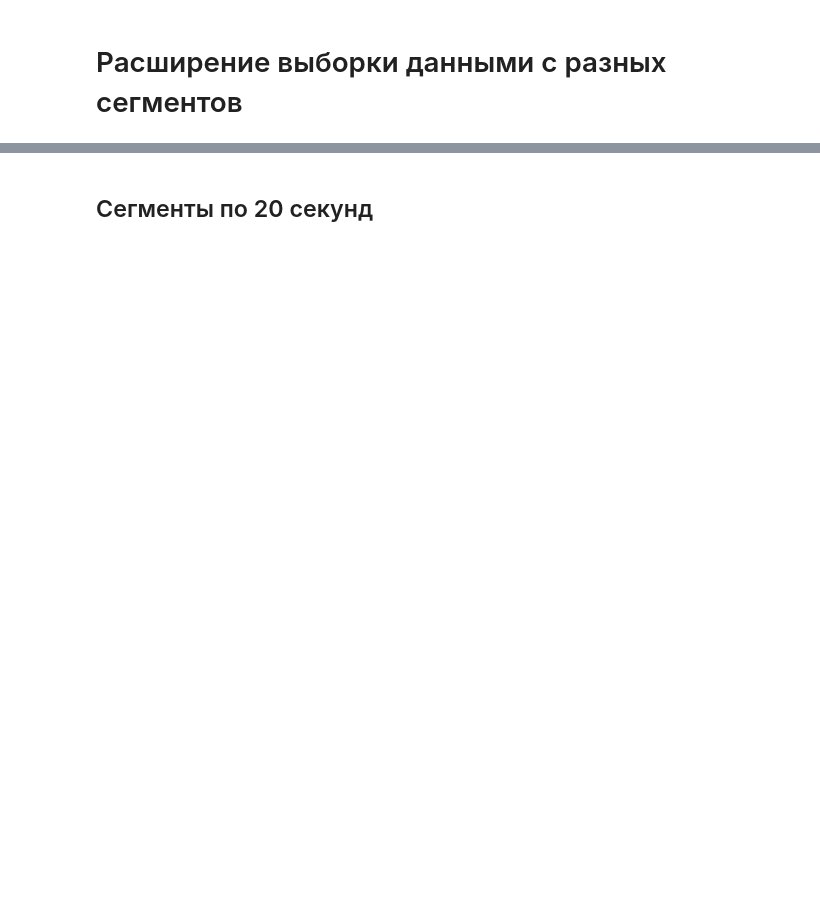
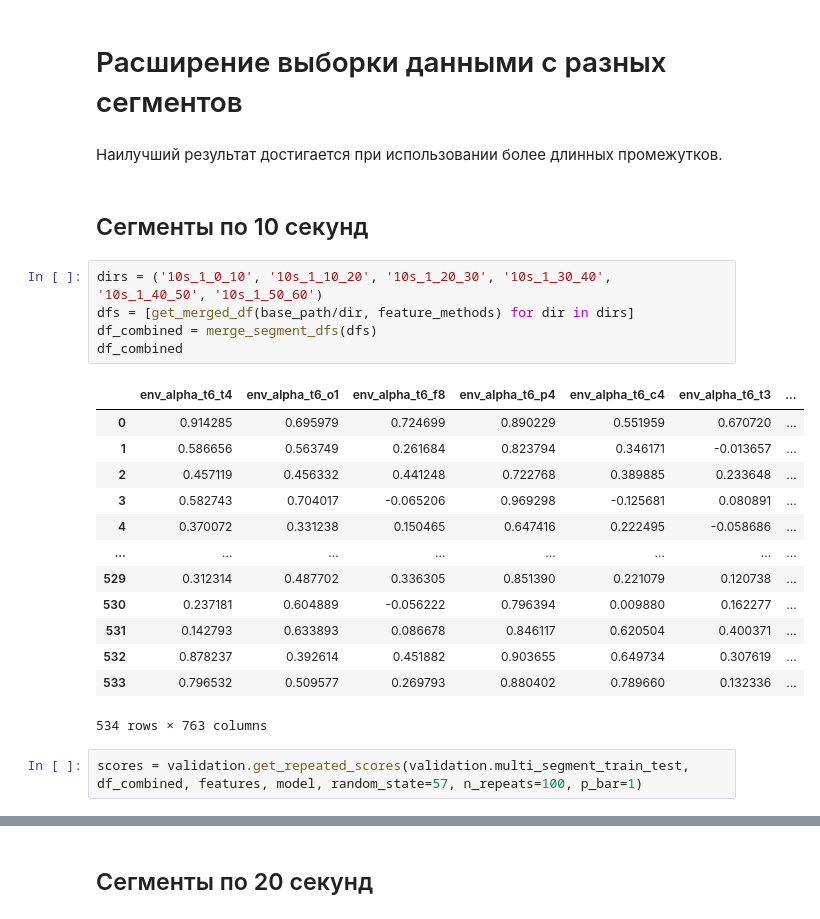
Before and after one commit to ledovsky/eeg-research, a Jupyter notebook: validation_experiments/201022 - Train test features research.ipynb, the cells around one changed output, grey strips where cells are left out. Drawn from its saved outputs; the diff is of its cells as text; blank space fills up the shorter version.

```diff
--- a/validation_experiments/201022 - Train test features research.ipynb
+++ b/validation_experiments/201022 - Train test features research.ipynb
@@ -101,3 +109,28 @@ plot_hist(scores_30)
 [drawing not drawn]
 # %% [markdown]
 # Расширение выборки данными с разных сегментов
+# %% [markdown]
+Наилучший результат достигается при использовании более длинных промежутков.
+# %% [markdown]
+## Сегменты по 10 секунд
+# %%
+dirs = ('10s_1_0_10', '10s_1_10_20', '10s_1_20_30', '10s_1_30_40', '10s_1_40_50', '10s_1_50_60')
+dfs = [get_merged_df(base_path/dir, feature_methods) for dir in dirs]
+df_combined = merge_segment_dfs(dfs)
+df_combined
+# %% [output]
+|  | env_alpha_t6_t4 | env_alpha_t6_o1 | env_alpha_t6_f8 | env_alpha_t6_p4 | env_alpha_t6_c4 | env_alpha_t6_t3 | ... |
+| 0 | 0.914285 | 0.695979 | 0.724699 | 0.890229 | 0.551959 | 0.670720 | ... |
+| 1 | 0.586656 | 0.563749 | 0.261684 | 0.823794 | 0.346171 | -0.013657 | ... |
+| 2 | 0.457119 | 0.456332 | 0.441248 | 0.722768 | 0.389885 | 0.233648 | ... |
+| 3 | 0.582743 | 0.704017 | -0.065206 | 0.969298 | -0.125681 | 0.080891 | ... |
+| 4 | 0.370072 | 0.331238 | 0.150465 | 0.647416 | 0.222495 | -0.058686 | ... |
+| ... | ... | ... | ... | ... | ... | ... | ... |
+| 529 | 0.312314 | 0.487702 | 0.336305 | 0.851390 | 0.221079 | 0.120738 | ... |
+| 530 | 0.237181 | 0.604889 | -0.056222 | 0.796394 | 0.009880 | 0.162277 | ... |
+| 531 | 0.142793 | 0.633893 | 0.086678 | 0.846117 | 0.620504 | 0.400371 | ... |
+| 532 | 0.878237 | 0.392614 | 0.451882 | 0.903655 | 0.649734 | 0.307619 | ... |
+| 533 | 0.796532 | 0.509577 | 0.269793 | 0.880402 | 0.789660 | 0.132336 | ... |
+534 rows × 763 columns
+# %%
+scores = validation.get_repeated_scores(validation.multi_segment_train_test, df_combined, features, model, random_state=57, n_repeats=100, p_bar=1)
```
Also changed, not shown: parts of 22 cells of this notebook, 2 other files.
